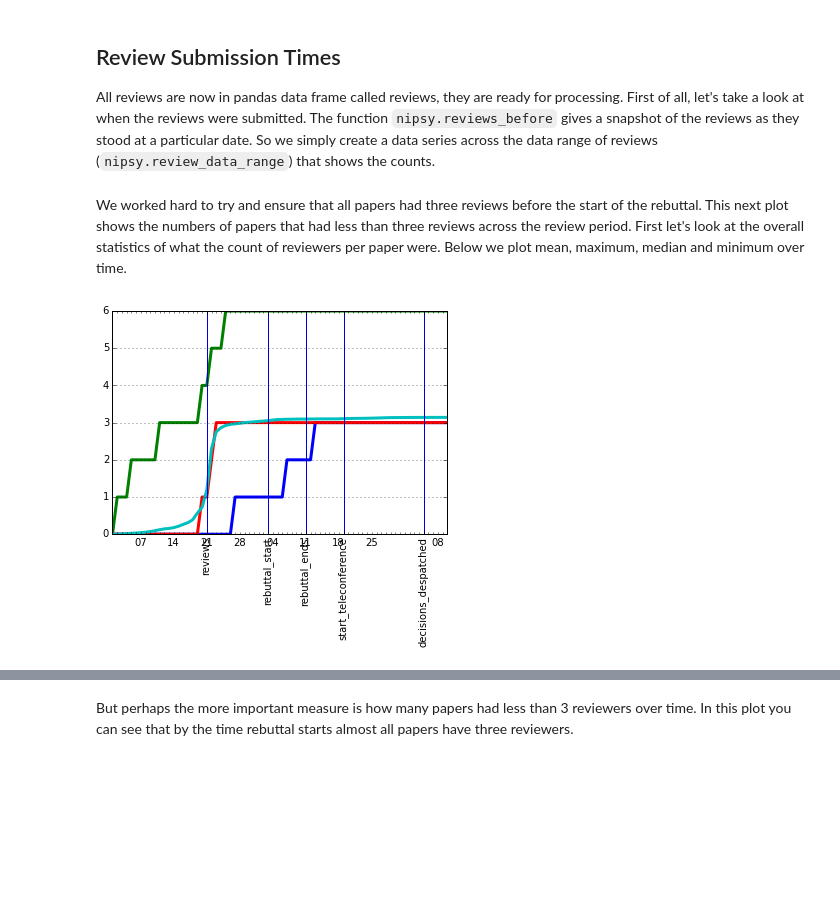
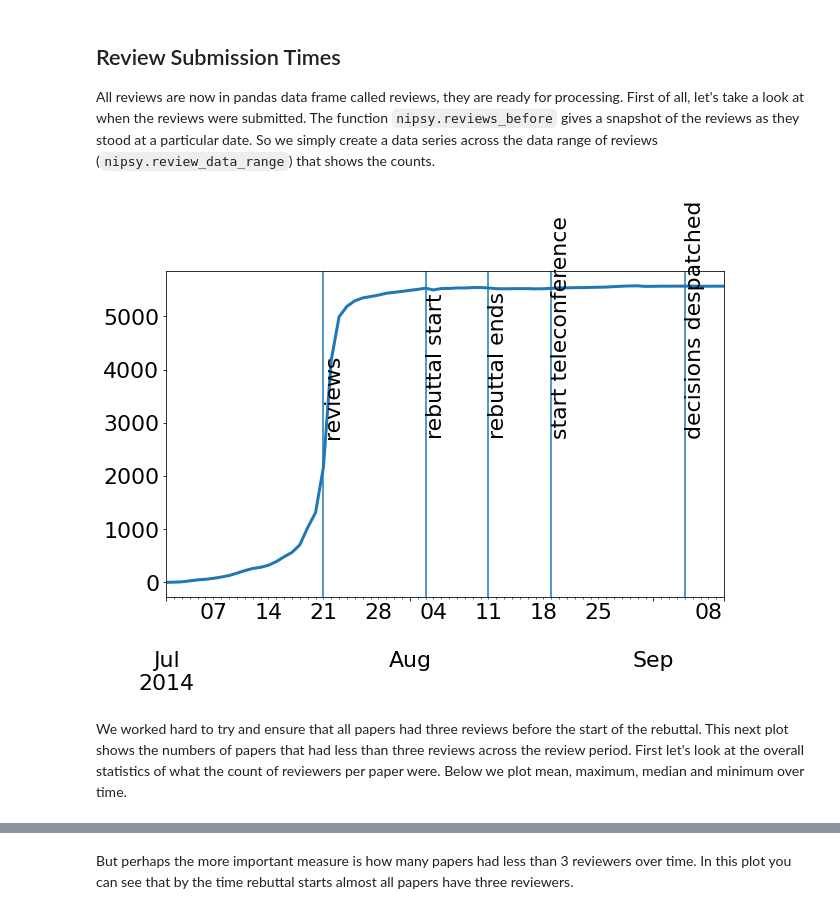
Before and after one commit to sods/neurips2014, a Jupyter notebook: NIPS 2014 Late Review Observations.ipynb, the cells around one changed output, grey strips where cells are left out. Cells and saved outputs as stored; diff of their text form; code cells hidden in the pictures; blank space fills up the shorter version.

```diff
--- a/NIPS 2014 Late Review Observations.ipynb
+++ b/NIPS 2014 Late Review Observations.ipynb
@@ -29,3 +34,10 @@ nipsy.plot_deadlines(ax)
+# %%
+fig, ax = plt.subplots(figsize=plot.big_wide_figsize)
+review_count.plot(linewidth=3, ax=ax)
+nipsy.plot_deadlines(ax)
+mlai.write_figure(filename='review-count.svg', directory='neurips')
+# %% [output]
+[figure, added]
 # %% [markdown]
 We worked hard to try and ensure that all papers had three reviews before the start of the rebuttal. This next plot shows the numbers of papers that had less than three reviews across the review period. First let's look at the overall statistics of what the count of reviewers per paper were. Below we plot mean, maximum, median and minimum over time.
 # %%
@@ -43,10 +55,3 @@ for col in review_count.columns:
         review_count[col][review_count.index>lastseen[col]] = np.NaN
 
 review_count = review_count.T
-ax = review_count.min().plot(linewidth=3)
-review_count.max().plot(linewidth=3)
-review_count.median().plot(linewidth=3)
-review_count.mean().plot(linewidth=3)
-nipsy.plot_deadlines(ax)
-# %% [output]
-[figure, removed]
```
Also changed, not shown: parts of 30 cells of this notebook, 2 other files.
